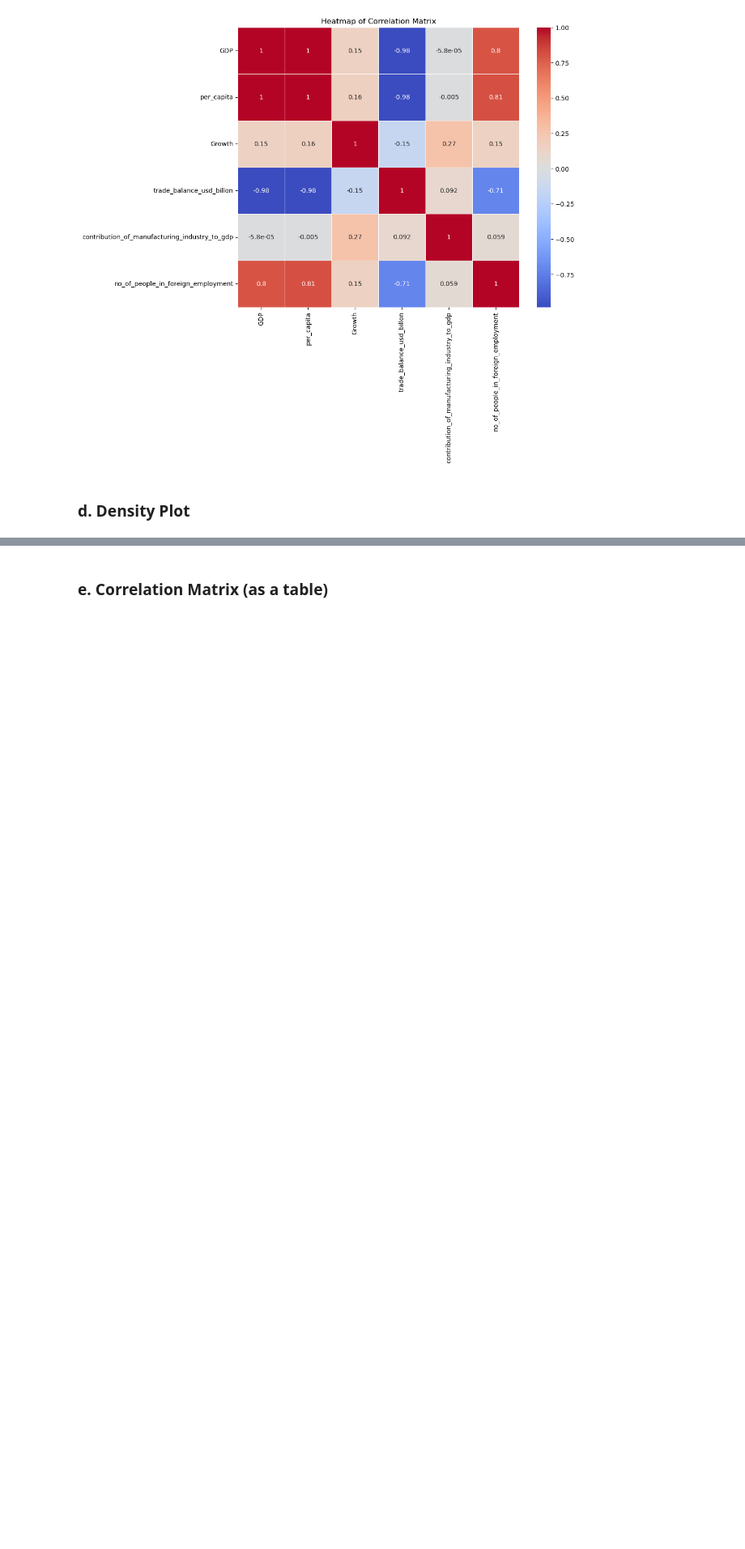
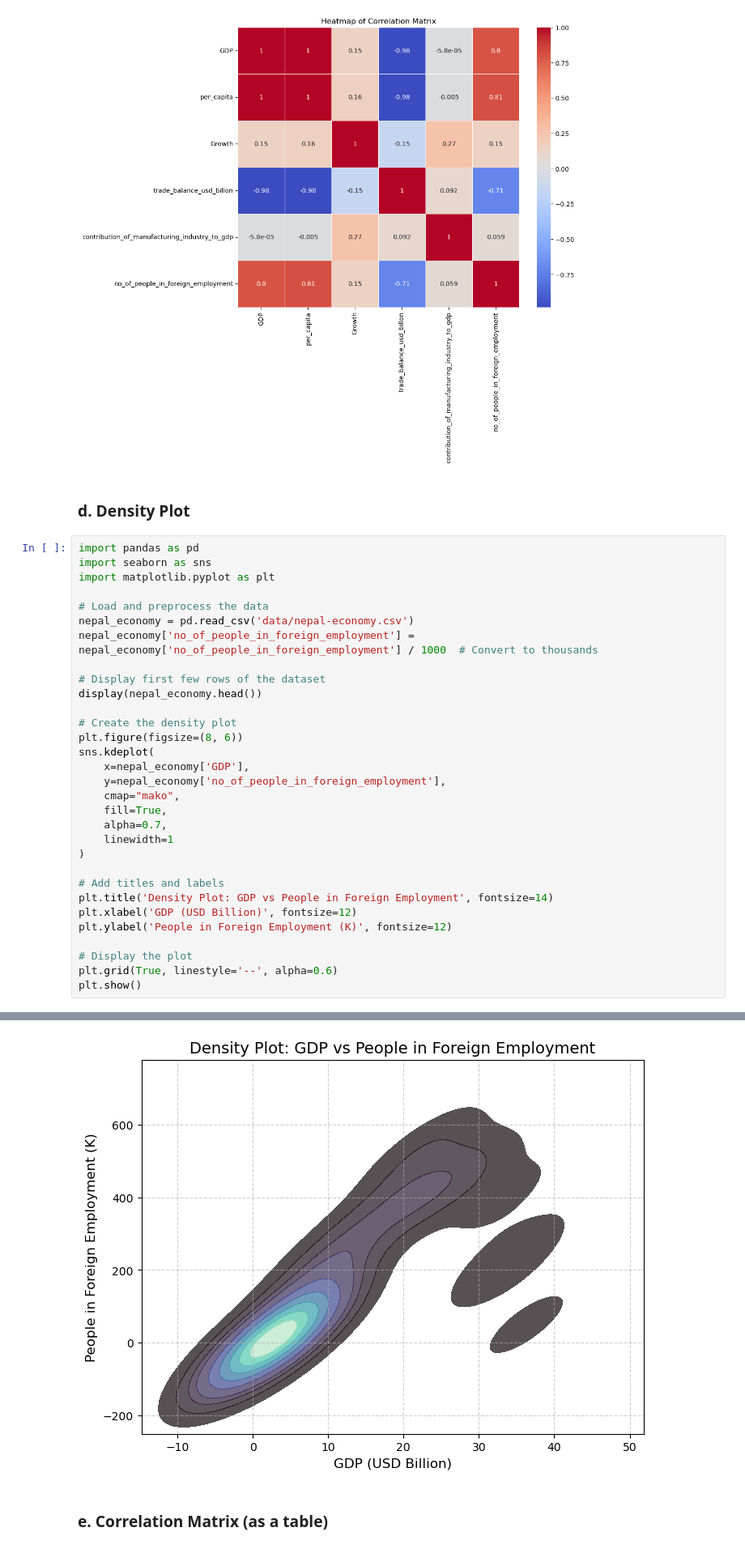
Before and after one commit to rizashrestha1/python-prg, a Jupyter notebook: Week4.ipynb, the cells around one changed output, grey strips where cells are left out. Shown at 81% size. Drawn from its saved outputs; the diff is of its cells as text; blank space fills up the shorter version.

```diff
--- a/Week4.ipynb
+++ b/Week4.ipynb
@@ -705,3 +705,35 @@ plt.show()
 [figure]
 # %% [markdown]
 ### d. Density Plot
+# %%
+import pandas as pd
+import seaborn as sns
+import matplotlib.pyplot as plt
+
+# Load and preprocess the data
+nepal_economy = pd.read_csv('data/nepal-economy.csv')
+nepal_economy['no_of_people_in_foreign_employment'] = nepal_economy['no_of_people_in_foreign_employment'] / 1000  # Convert to thousands
+
+# Display first few rows of the dataset
+display(nepal_economy.head())
+
+# Create the density plot
+plt.figure(figsize=(8, 6))
+sns.kdeplot(
+    x=nepal_economy['GDP'],
+    y=nepal_economy['no_of_people_in_foreign_employment'],
+    cmap="mako",
+    fill=True,
+    alpha=0.7,
+    linewidth=1
+)
+
+# Add titles and labels
+plt.title('Density Plot: GDP vs People in Foreign Employment', fontsize=14)
+plt.xlabel('GDP (USD Billion)', fontsize=12)
+plt.ylabel('People in Foreign Employment (K)', fontsize=12)
+
+# Display the plot
+plt.grid(True, linestyle='--', alpha=0.6)
+plt.show()
+# %% [output]
@@ -708,3 +746,4 @@ plt.show()
+[figure, added]
 # %% [markdown]
 ### e. Correlation Matrix (as a table)
 # %%
```
Also changed, not shown: parts of 2 cells of this notebook, 2 other files.
